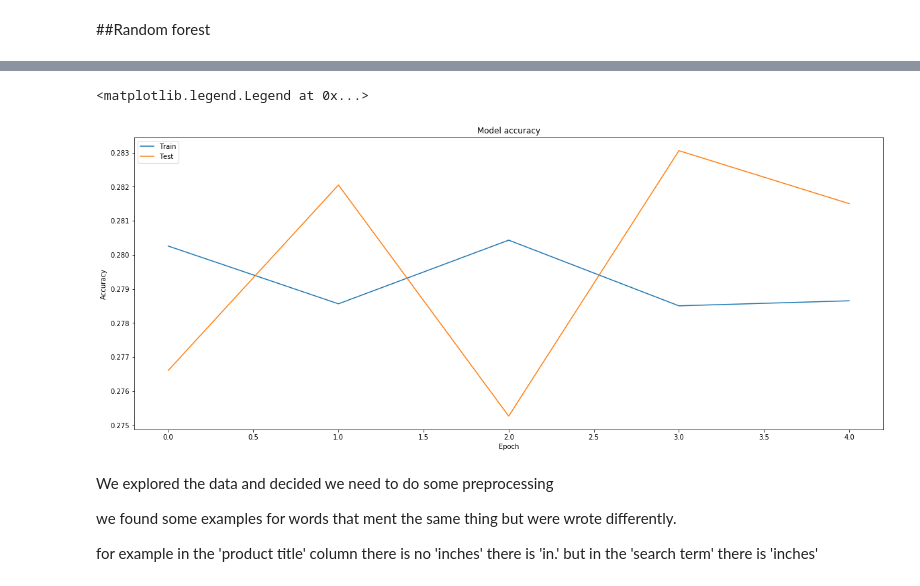
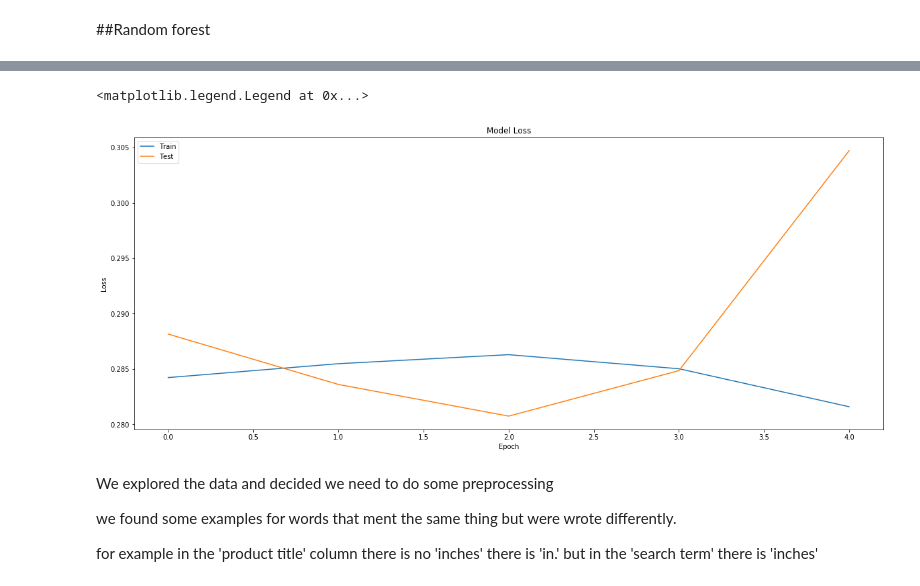
Before and after one commit to EZ6990/DeepLearning, a Jupyter notebook: KaggleHomeDepot.ipynb, the cells around one changed output, grey strips where cells are left out. Drawn from its saved outputs; the diff is of its cells as text; code cells hidden in the pictures.

```diff
--- a/KaggleHomeDepot.ipynb
+++ b/KaggleHomeDepot.ipynb
@@ -374,6 +437,6 @@ siames_model_ML.compile(loss='mse',optimizer='SGD')
 siames_model_ML.summary()
 
 
-ml_predictions_train = siames_model_ML.predict([X1_train,X2_train])
-ml_predictions_test = siames_model_ML.predict([X1_test,X2_test])
+ml_predictions_train = siames_model_ML.predict([X1,X2])
+ml_predictions_test = siames_model_ML.predict([X1_RTest,X2_RTest])
 # %% [output]
@@ -435,16 +513,21 @@ ax.legend(['Train', 'Test'], loc='upper left')
 %%time
 
 ml_rf_model = RandomForestRegressor(n_jobs=16,min_samples_leaf=2, max_depth =3,n_estimators=5)
-ml_rf_estimators = cross_validate(ml_rf_model, ml_predictions_train, y_train*2+1, cv=5,return_estimator=True,return_train_score=True,scoring='neg_mean_squared_error')
-best_estimator = np.argmax(ml_rf_estimators['test_score'])
+ml_rf_estimators = cross_validate(ml_rf_model, ml_predictions_train, np.array(Y)*2+1,
+                                  cv=5,return_estimator=True,return_train_score=True,
+                                  scoring=['neg_mean_squared_error','neg_root_mean_squared_error','neg_mean_absolute_error'])
+best_estimator = np.argmax(ml_rf_estimators['test_neg_mean_squared_error'])
 ml_rf_predictions = ml_rf_estimators['estimator'][best_estimator].predict(ml_predictions_test)
 
-y_t_rf=y_test*2+1
+y_t_rf=np.array(Y_RTest)*2+1
 
 mae_rf = np.absolute((np.array(y_t_rf)-np.array(ml_rf_predictions*2+1))).mean()
 rmse_rf = math.sqrt(((np.array(y_t_rf)-np.array(ml_rf_predictions*2+1))**2).mean())
 
-
+print("RANDOM Train MAE: %.3f" %-ml_rf_estimators['train_neg_mean_absolute_error'][best_estimator])
+print("RANDOM Train RMSE: %.3f" %-ml_rf_estimators['train_neg_root_mean_squared_error'][best_estimator])
+print("RANDOM Validation MAE: %.3f" %-ml_rf_estimators['test_neg_mean_absolute_error'][best_estimator])
+print("RANDOM Validation RMSE: %.3f" %-ml_rf_estimators['test_neg_root_mean_squared_error'][best_estimator])
 print("RANDOM MAE: %.3f" %mae_rf)
 print("RANDOM RMSE: %.3f" %rmse_rf)
 # %% [output]
@@ -455,14 +542,14 @@ Wall time: 4.83 s
 # %%
 fig, ax = plt.subplots(1,1,figsize=(20,8))
-ax.plot(-ml_rf_estimators['train_score'])
-ax.plot(-ml_rf_estimators['test_score'])
+ax.plot(-ml_rf_estimators['train_neg_mean_squared_error'])
+ax.plot(-ml_rf_estimators['test_neg_mean_squared_error'])
 ax.set_title('Model Loss')
 ax.set_ylabel('Loss')
 ax.set_xlabel('Epoch')
 ax.legend(['Train', 'Test'], loc='upper left')
 # %% [output]
 <matplotlib.legend.Legend at 0x...>
-[figure, old version]
+[figure, new version]
 # %% [markdown]
 We explored the data and decided we need to do some preprocessing
 
```
Also changed, not shown: parts of 30 cells of this notebook.
